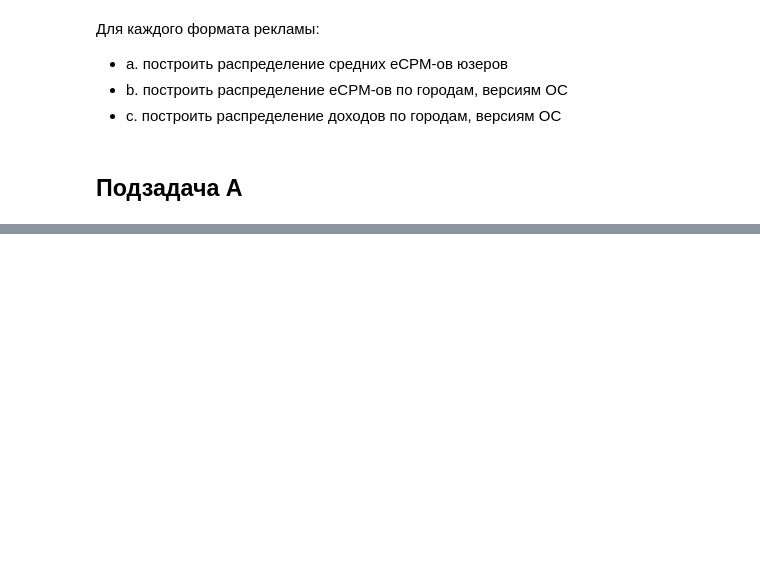
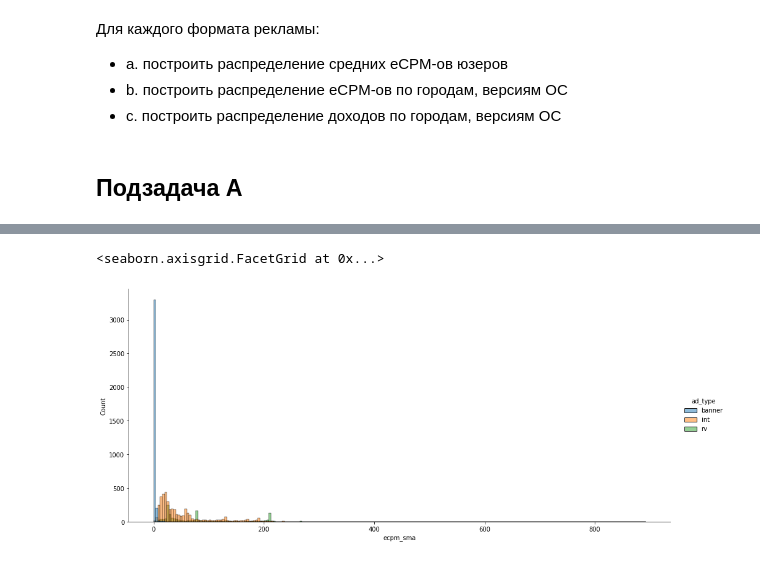
Before and after one commit to AxenovN/uga_dooga_task, a Jupyter notebook: the_task.ipynb, the cells around one changed output, grey strips where cells are left out. Drawn from its saved outputs; the diff is of its cells as text; code cells hidden in the pictures; blank space fills up the shorter version.

```diff
--- a/the_task.ipynb
+++ b/the_task.ipynb
@@ -841,0 +843,24 @@ dtype: object
+# %%
+# 1 - берем нужные данный
+df1 = df[['profile_id','event_json']]
+# %%
+# 2 - парсим
+s = []
+for i in df1.event_json:
+    j = json.loads(i)
+    s.append(j['ecpm_sma'])
+s = pd.Series(s, name='ecpm_sma')
+df1 = pd.concat([df1, s], axis=1)
+
+s = []
+for i in df1.event_json:
+    j = json.loads(i)
+    s.append(j['ad_type'])
+s = pd.Series(s, name='ad_type')
+df1 = pd.concat([df1, s], axis=1)
+# %%
+df1 = df1.drop(columns=['event_json'])
+# %%
+# 3 - группируем
+df1 = df1.groupby(['ad_type', 'profile_id']).agg('mean')
+df1
@@ -841,0 +882,6 @@ dtype: object
+# %%
+# 4 - строим распределения
+sns.displot(df1, x="ecpm_sma", hue="ad_type", kind='hist', height=6, aspect=20/9)
+# %% [output]
+<seaborn.axisgrid.FacetGrid at 0x...>
+[figure, added]
```
Also changed, not shown: parts of 21 cells of this notebook.
